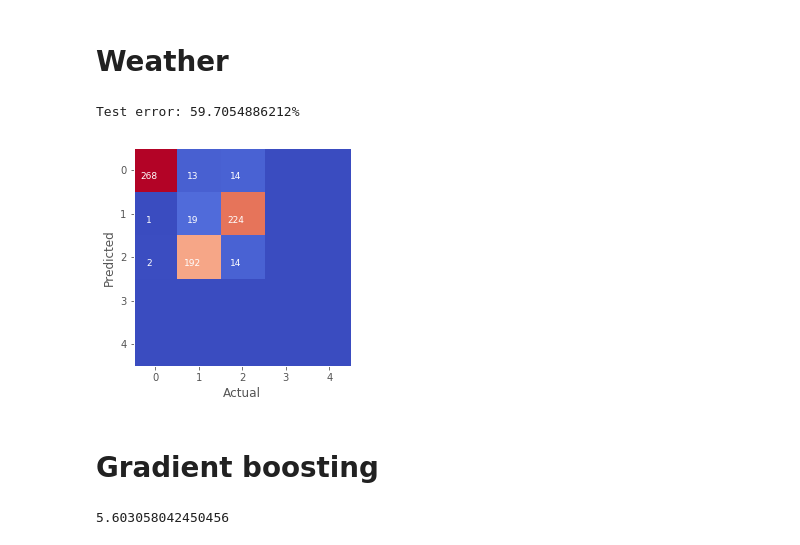
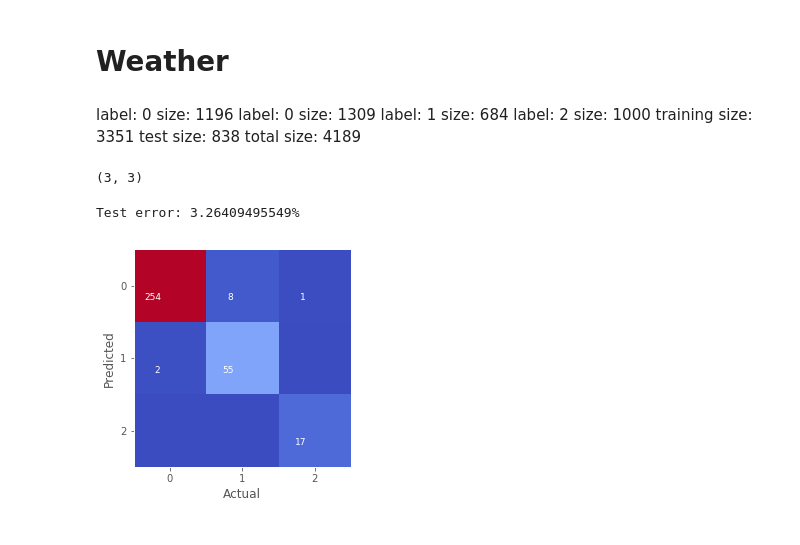
Before and after one commit to jennyzeng/Minecraft-AI, a Jupyter notebook: TraditionalML.ipynb, the cells around one changed output. Cells and saved outputs as stored; diff of their text form; code cells hidden in the pictures.

```diff
--- a/TraditionalML.ipynb
+++ b/TraditionalML.ipynb
@@ -331,15 +323,19 @@ test_error3,confusions3=error_rate(result3, convertLabel(Yte3))
+# %%
+result1=r1.predict(Xte1)
+# %%
+test_error1,confusions1=error_rate(result1, convertLabel(Yte1))
 # %%
-print('Test error: {}%'.format(test_error3))
+print('Test error: {}%'.format(test_error1))
 
 plt.xlabel('Actual')
 plt.ylabel('Predicted')
 plt.grid(False)
 plt.xticks(numpy.arange(5))
 plt.yticks(numpy.arange(5))
-plt.imshow(confusions3, cmap=plt.cm.coolwarm, interpolation='nearest');
+plt.imshow(confusions1, cmap=plt.cm.coolwarm, interpolation='nearest');
 
 
-for i, cas in enumerate(confusions3):
+for i, cas in enumerate(confusions1):
     for j, count in enumerate(cas):
         if count > 0:
             xoff = .07 * len(str(count))
@@ -381,7 +346,16 @@ plot_validation_curve_lin(train_scores, test_scores, "Cross validation curve Ran
 # %% [markdown]
 # Weather
+# %% [markdown]
+label: 0 size: 1196
+label: 0 size: 1309
+label: 1 size: 684
+label: 2 size: 1000
+training size: 3351
+test size: 838
+total size: 4189
 # %%
-data4 = np.loadtxt('/notebooks/Minecraft-AI/mc-data/normal_rain_thunder.txt', delimiter=';')
+NUM_LABELS=3
+data4 = np.loadtxt('/notebooks/Minecraft-AI/mc-data/clear_rain_thunder_train.txt', delimiter=';')
 np.random.shuffle(data4)
 X4 = data4[:,:-1]
 Y4= data4[:,-1].astype(np.int64)
@@ -389,7 +363,7 @@ data_scaler = preprocessing.StandardScaler().fit(X4)
 X_scaled4 = data_scaler.transform(X4)
 # Xtr, Ytr = X_scaled, Y
 #Xtr, Ytr = X, Y
-Xtr4, Xte4, Ytr4, Yte4 = ml.splitData(X_scaled4,Y4,train_fraction=0.8)
+Xtr4, Xte4, Ytr4, Yte4 = ml.splitData(X_scaled4,Y4,train_fraction=0.9)
 # %%
 forest4 = RandomForestClassifier(n_estimators=100, random_state=1)
 multi_target_forest4 = MultiOutputClassifier(forest4, n_jobs=3)
@@ -397,24 +371,26 @@ r4=multi_target_forest4.fit(Xtr4, convertLabel(Ytr4))
 result4=r4.predict(Xte4)
 # %%
 test_error4,confusions4=error_rate(result4, convertLabel(Yte4))
+# %%
+confusions4.shape
+# %% [output]
+(3, 3)
 # %%
 print('Test error: {}%'.format(test_error4))
 
 plt.xlabel('Actual')
 plt.ylabel('Predicted')
 plt.grid(False)
-plt.xticks(numpy.arange(5))
-plt.yticks(numpy.arange(5))
+plt.xticks(numpy.arange(3))
+plt.yticks(numpy.arange(3))
 plt.imshow(confusions4, cmap=plt.cm.coolwarm, interpolation='nearest');
 
 
 for i, cas in enumerate(confusions4):
     for j, count in enumerate(cas):
         if count > 0:
             xoff = .07 * len(str(count))
             plt.text(j-xoff, i+.2, int(count), fontsize=9, color='white')
 # %% [output]
-Test error: 59.7054886212%
+Test error: 3.26409495549%
-[figure, old version]
+[figure, new version]
-# %% [markdown]
-# Gradient boosting
@@ -428,4 +396,0 @@ test_error2,confusions2=error_rate(result2, convertLabel(Yte))
-# %%
-test_error2
-# %% [output]
-5.603058042450456
```
Also changed, not shown: parts of 44 cells of this notebook, 2 other files.
